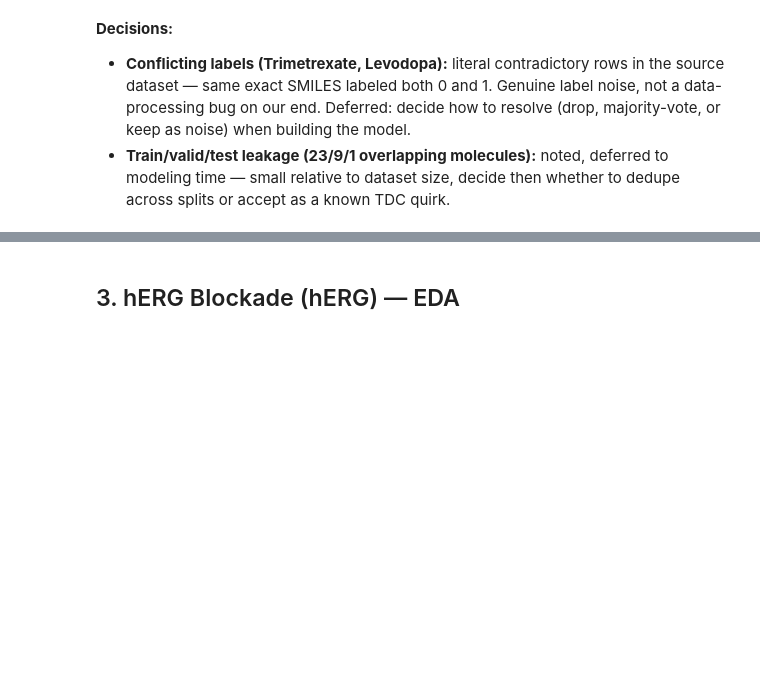
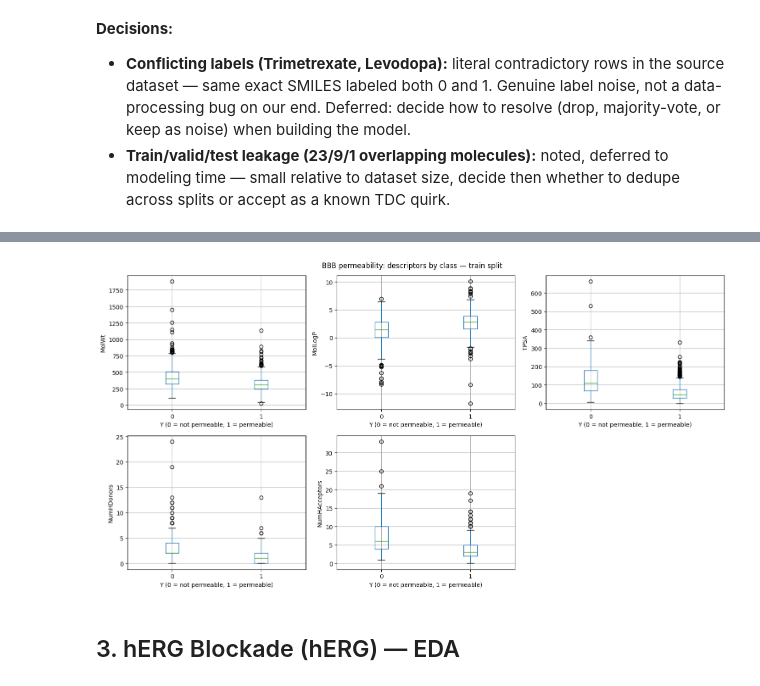
Before and after one commit to tuhinc5203/admet-property-prediction, a Jupyter notebook: Data_EDA.ipynb, the cells around one changed output, grey strips where cells are left out. Cells and saved outputs as stored; diff of their text form; code cells hidden in the pictures; blank space fills up the shorter version.

```diff
--- a/Data_EDA.ipynb
+++ b/Data_EDA.ipynb
@@ -323,0 +328,5 @@ levodopa N[C@@H](Cc1ccc(O)c(O)c1)C(=O)O  1
+# %%
+train = BBB_split['train']
+desc = compute_descriptors(train['Drug'])
+desc['Y'] = train['Y'].values
+desc.groupby('Y')[descriptor_cols].describe().T
@@ -324,3 +368,19 @@ levodopa N[C@@H](Cc1ccc(O)c(O)c1)C(=O)O  1
+# %%
+fig, axes = plt.subplots(2, 3, figsize=(15, 8))
+axes = axes.flatten()
+
+for ax, col in zip(axes, descriptor_cols):
+    desc.boxplot(column=col, by='Y', ax=ax)
+    ax.set_xlabel('Y (0 = not permeable, 1 = permeable)')
+    ax.set_ylabel(col)
+    ax.set_title('')
+
+axes[-1].axis('off')  # unused 6th subplot
+fig.suptitle('BBB permeability: descriptors by class — train split')
+plt.tight_layout()
+plt.show()
+# %% [output]
+[figure, added]
 # %% [markdown]
 ## 3. hERG Blockade (hERG) — EDA
 # %% [markdown]
```
Also changed, not shown: parts of 3 cells of this notebook, 1 other file.
